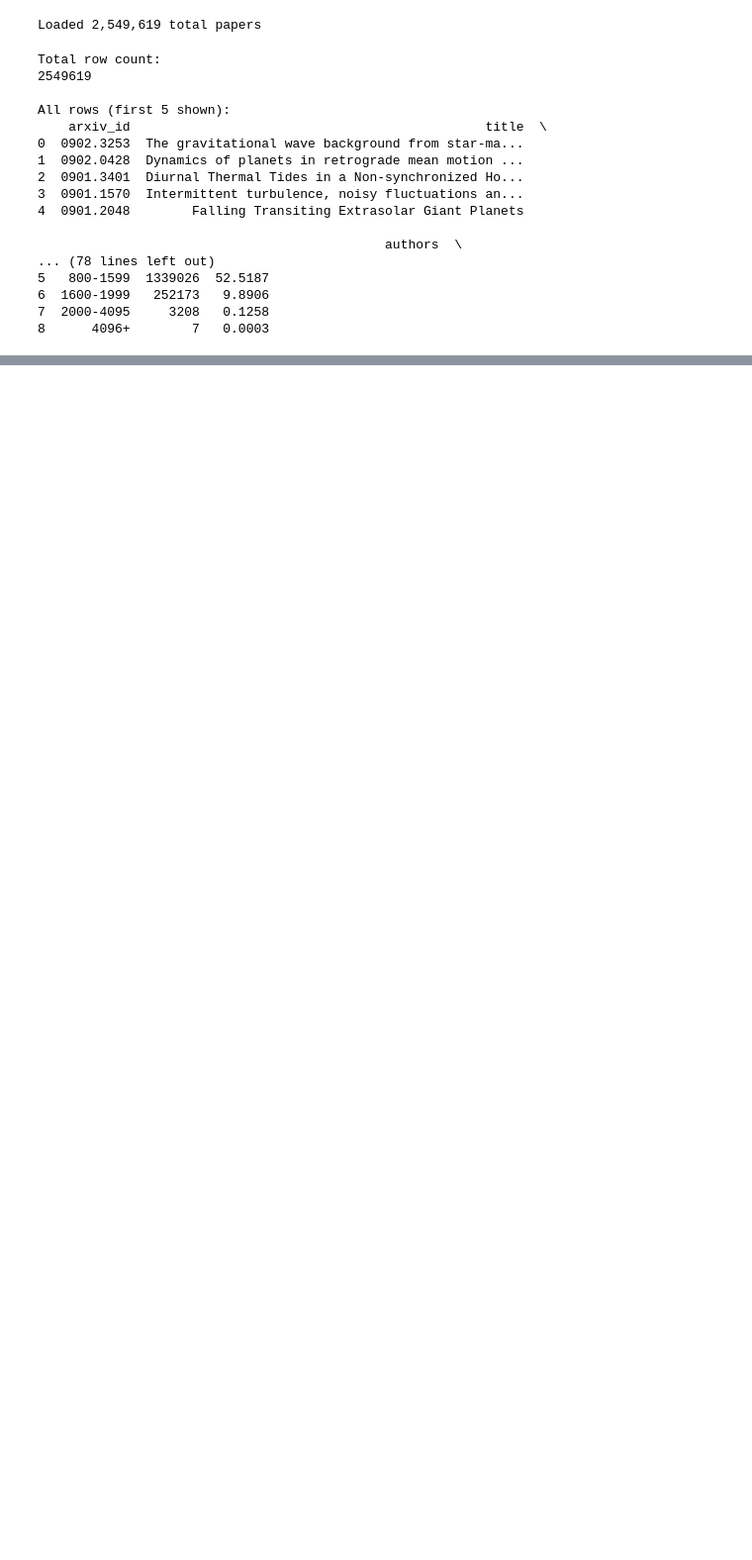
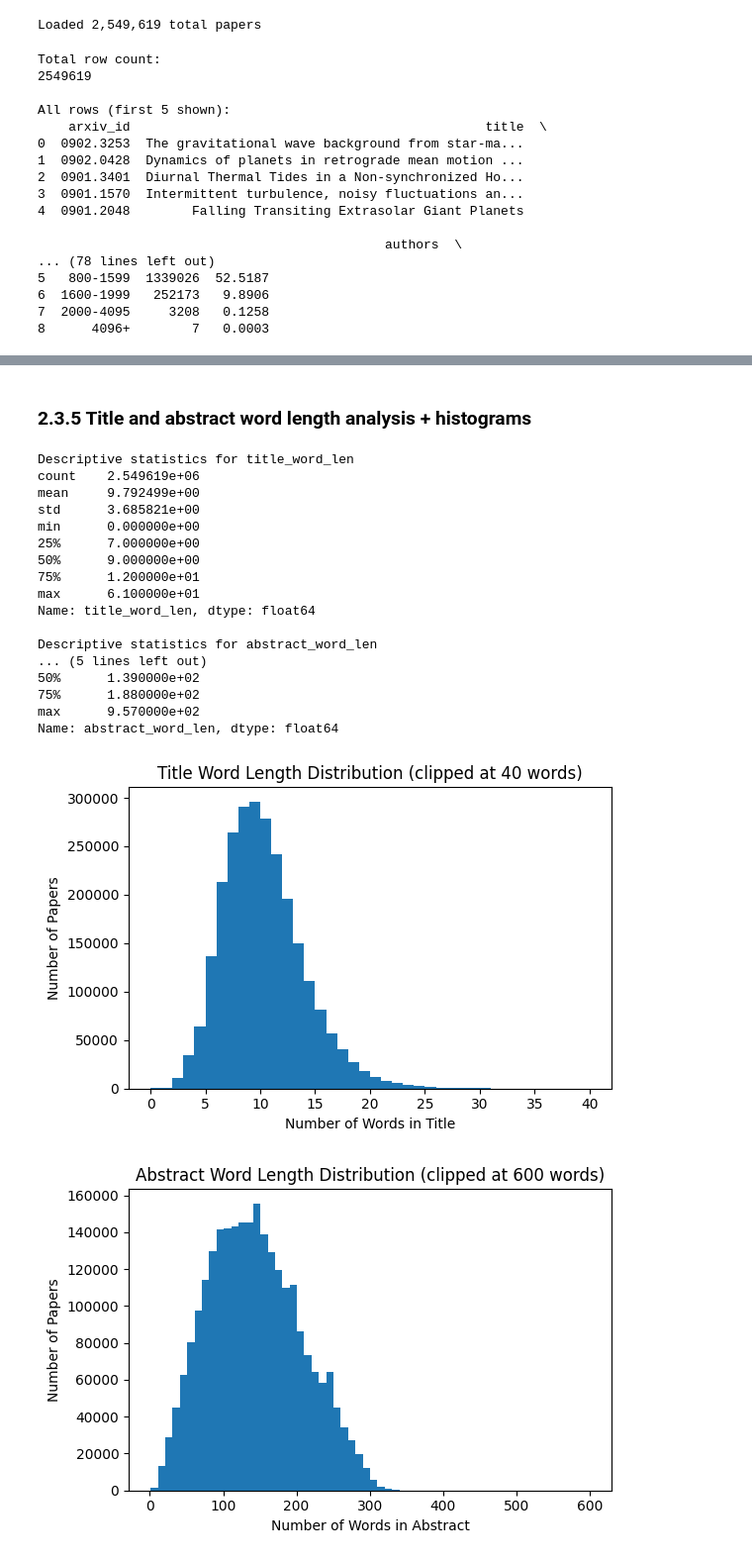
Before and after one commit to logus2k/genai_p2, a Jupyter notebook: 02_data_understanding.ipynb, the cells around one changed output, grey strips where cells are left out. Shown at 99% size. Saved outputs shown, nothing was run; the diff lists cells and outputs as text; code cells hidden in the pictures; blank space fills up the shorter version.

```diff
--- a/02_data_understanding.ipynb
+++ b/02_data_understanding.ipynb
@@ -103,0 +1039,60 @@ All rows (first 5 shown):
+# %% [markdown]
+### 2.3.5 Title and abstract word length analysis + histograms
+# %%
+def count_words(text):
+    if not isinstance(text, str):
+        return 0
+    # Split on whitespace and filter out empty tokens
+    tokens = [t for t in text.strip().split() if t != ""]
+    return len(tokens)
+
+# Create new columns
+df["title_word_len"] = df["title"].apply(count_words)
+df["abstract_word_len"] = df["abstract"].apply(count_words)
+
+print("Descriptive statistics for title_word_len")
+print(df["title_word_len"].describe())
+
+print("\nDescriptive statistics for abstract_word_len")
+print(df["abstract_word_len"].describe())
+
+# Histogram for title word length
+plt.figure(figsize=(6, 4))
+# Clip to avoid extremely long titles dominating the axis
+title_lengths = np.clip(df["title_word_len"], 0, 40)
+plt.hist(title_lengths, bins=40)
+plt.title("Title Word Length Distribution (clipped at 40 words)")
+plt.xlabel("Number of Words in Title")
+plt.ylabel("Number of Papers")
+plt.tight_layout()
+plt.show()
+
+# Histogram for abstract word length
+plt.figure(figsize=(6, 4))
+abstract_lengths = np.clip(df["abstract_word_len"], 0, 600)
+plt.hist(abstract_lengths, bins=60)
+plt.title("Abstract Word Length Distribution (clipped at 600 words)")
+plt.xlabel("Number of Words in Abstract")
+plt.ylabel("Number of Papers")
+plt.tight_layout()
+plt.show()
+# %% [output]
+Descriptive statistics for title_word_len
+count    2.549619e+06
+mean     9.792499e+00
+std      3.685821e+00
+min      0.000000e+00
+25%      7.000000e+00
+50%      9.000000e+00
+75%      1.200000e+01
+max      6.100000e+01
+Name: title_word_len, dtype: float64
+
+Descriptive statistics for abstract_word_len
+... (5 lines left out)
+50%      1.390000e+02
+75%      1.880000e+02
+max      9.570000e+02
+Name: abstract_word_len, dtype: float64
+[figure, added]
+[figure, added]
```
Also changed, not shown: parts of 71 cells of this notebook, 38 other files.
